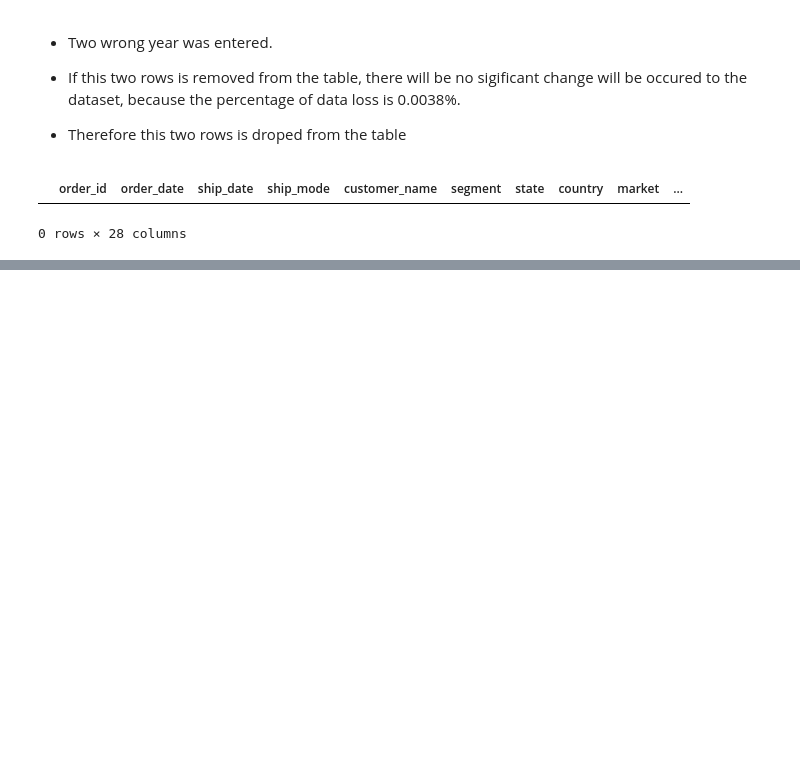
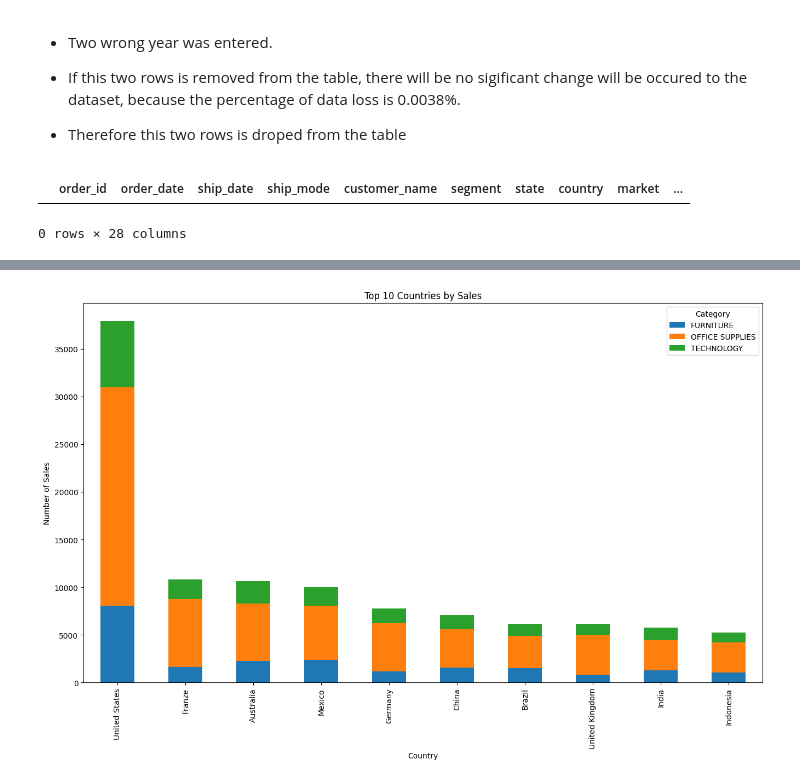
Before and after one commit to kokul93/Business_Intelligence_Project, a Jupyter notebook: StoreNoteBook.ipynb, the cells around one changed output, grey strips where cells are left out. Saved outputs shown, nothing was run; the diff lists cells and outputs as text; code cells hidden in the pictures; blank space fills up the shorter version.

```diff
--- a/StoreNoteBook.ipynb
+++ b/StoreNoteBook.ipynb
@@ -130,0 +146,10 @@ dfc.to_csv('StoreDataCleaned.csv', index=False)
+# %%
+countryGroup=dfc.groupby(['country','category'])['quantity'].sum().reset_index(name='count')
+# Group the data by country and category, and calculate the total sales count
+countryCount = countryGroup.groupby(['country', 'category'])['count'].sum().reset_index()
+
+#top 10 country on sales
+topCountryList = countryCount.groupby('country')['count'].sum().nlargest(10).index.tolist()
+topCountryDF=countryCount[countryCount['country'].isin(topCountryList)]
+topCountryDF=topCountryDF.sort_values('count', ascending=False)
+topCountryDF
@@ -130,0 +174,14 @@ dfc.to_csv('StoreDataCleaned.csv', index=False)
+# %%
+countryGrouped = topCountryDF.groupby(['country', 'category']).sum()
+countryUnstacked = countryGrouped.unstack()
+total_count = countryUnstacked.sum(axis=1)
+sorted_index = total_count.sort_values(ascending=False).index
+sorted_unstacked = countryUnstacked.loc[sorted_index]
+ax = sorted_unstacked.plot(kind='bar', stacked=True, figsize=(16, 9))
+ax.set_xlabel('Country')
+ax.set_ylabel('Number of Sales')
+ax.set_title('Top 10 Countries by Sales')
+ax.legend(title='Category', labels=countryUnstacked.columns.get_level_values('category'))
+plt.show()
+# %% [output]
+[figure, added]
```
Also changed, not shown: parts of 48 cells of this notebook, 1 other file.
